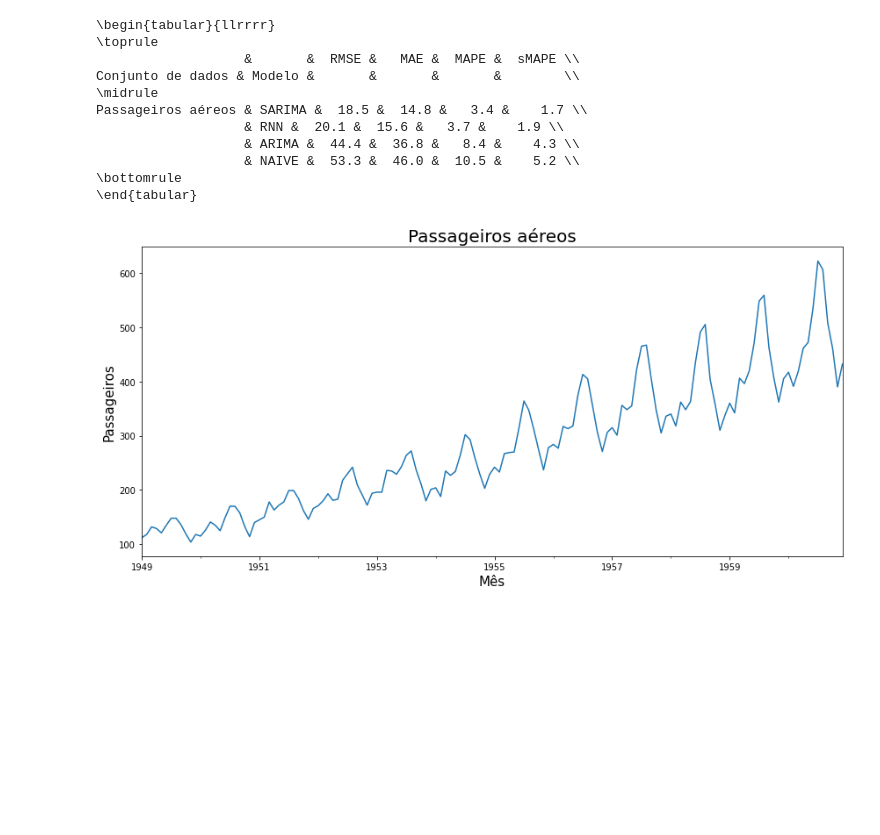
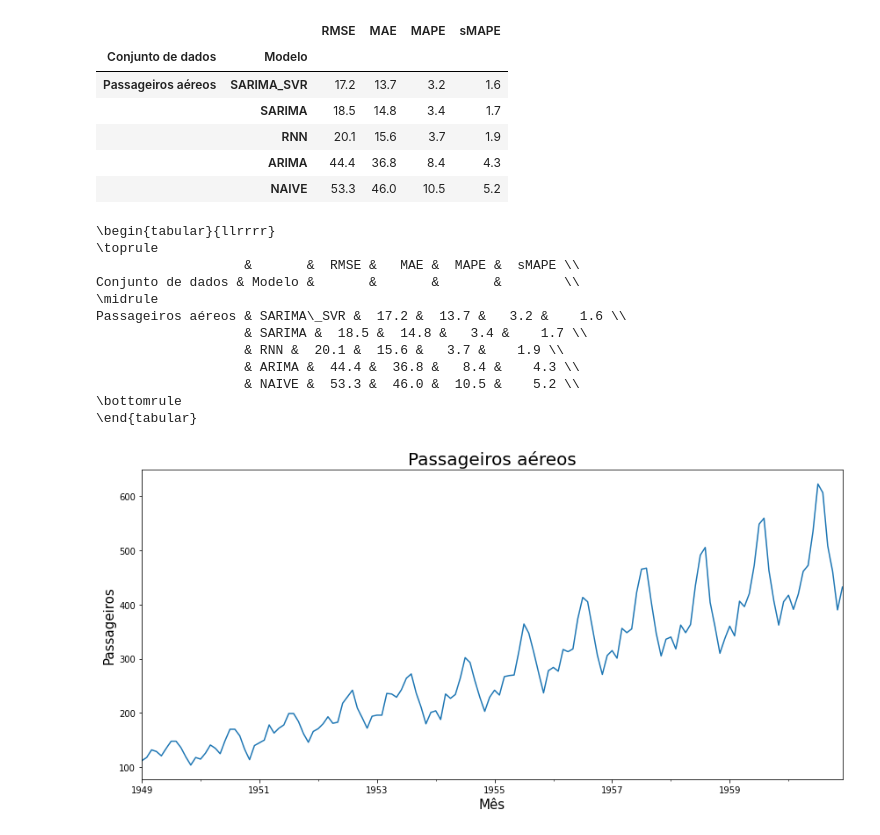
Before and after one commit to montanha22/tg, a Jupyter notebook: report.ipynb, the cells around one changed output. Drawn from its saved outputs; the diff is of its cells as text; code cells hidden in the pictures; blank space fills up the shorter version.

```diff
--- a/report.ipynb
+++ b/report.ipynb
@@ -31,8 +32,19 @@ metrics_table = metrics_table.rename(
 columns_order = ["Modelo", "Conjunto de dados", "RMSE", "MAE", "MAPE", "sMAPE"]
 
 metrics_table["Conjunto de dados"] = metrics_table["Conjunto de dados"].replace("AIR_PASSENGERS", "Passageiros aéreos")
+# %%
+_metrics_table
+# %% [output]
+|  |  | RMSE | MAE | MAPE | sMAPE |
+| Conjunto de dados | Modelo |  |  |  |  |
+| Passageiros aéreos | SARIMA_SVR | 17.2 | 13.7 | 3.2 | 1.6 |
+|  | SARIMA | 18.5 | 14.8 | 3.4 | 1.7 |
+|  | RNN | 20.1 | 15.6 | 3.7 | 1.9 |
+|  | ARIMA | 44.4 | 36.8 | 8.4 | 4.3 |
+|  | NAIVE | 53.3 | 46.0 | 10.5 | 5.2 |
 # %%
-latex_metrics_table = metrics_table[columns_order].round(1).set_index([ "Conjunto de dados", "Modelo"]).to_latex()
+_metrics_table = metrics_table[columns_order].round(1).set_index([ "Conjunto de dados", "Modelo"])
+latex_metrics_table = _metrics_table.to_latex()
 print(latex_metrics_table)
 # %% [output]
 \begin{tabular}{llrrrr}
@@ -40,7 +52,8 @@ print(latex_metrics_table)
                    &       &  RMSE &   MAE &  MAPE &  sMAPE \\
 Conjunto de dados & Modelo &       &       &       &        \\
 \midrule
-Passageiros aéreos & SARIMA &  18.5 &  14.8 &   3.4 &    1.7 \\
+Passageiros aéreos & SARIMA\_SVR &  17.2 &  13.7 &   3.2 &    1.6 \\
+                   & SARIMA &  18.5 &  14.8 &   3.4 &    1.7 \\
                    & RNN &  20.1 &  15.6 &   3.7 &    1.9 \\
                    & ARIMA &  44.4 &  36.8 &   8.4 &    4.3 \\
                    & NAIVE &  53.3 &  46.0 &  10.5 &    5.2 \\
```
Also changed, not shown: parts of 1 cell of this notebook, 2 other files.
